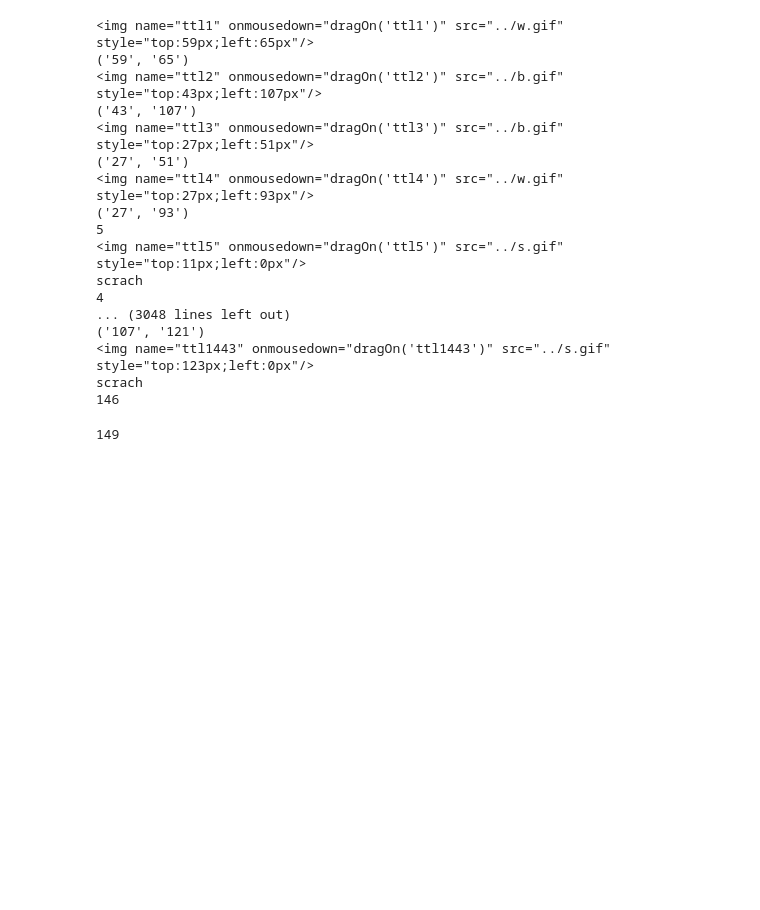
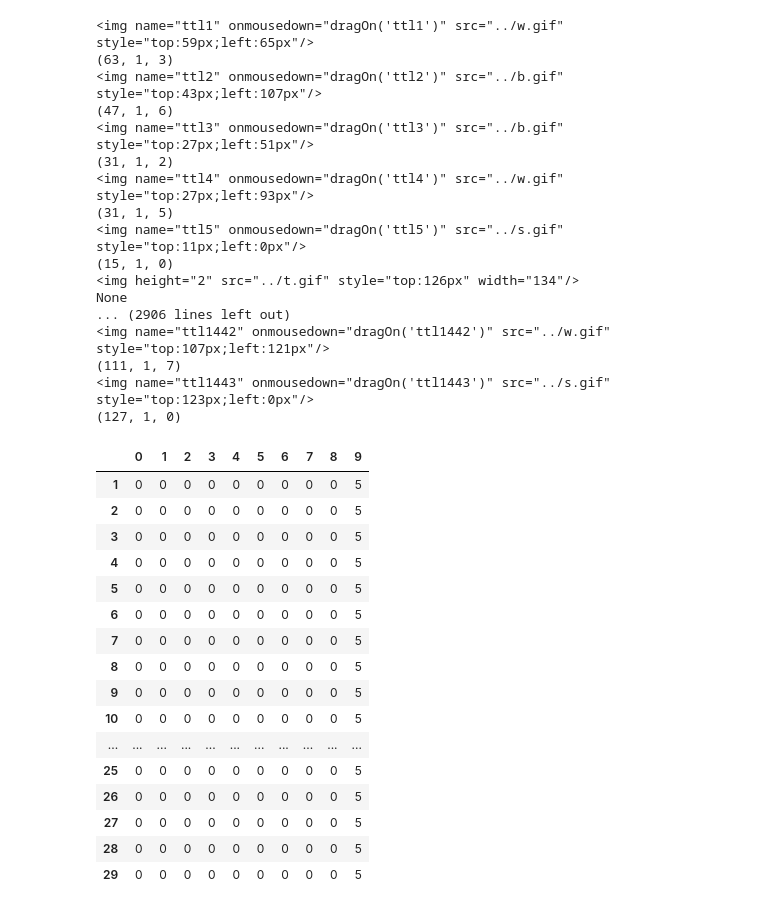
Before and after one commit to Satorrriko/textage_grasper, a Jupyter notebook: test.ipynb, the cells around one changed output. Cells and saved outputs as stored; diff of their text form; code cells hidden in the pictures; blank space fills up the shorter version.

```diff
--- a/test.ipynb
+++ b/test.ipynb
@@ -3,7 +3,17 @@
 import bs4
 import re
 import pandas as pd
-
+import numpy as np
+note_map = {
+    "0": 0,
+    "37": 1,
+    "51": 2,
+    "65": 3,
+    "79": 4,
+    "93": 5,
+    "107": 6,
+    "121": 7
+}
 file_path = 'test2.html'
 fumen = pd.DataFrame()
 read_file = open(file_path, 'r')
@@ -29,41 +54,64 @@ def parse(content):
 # get table in soup
 soup_table = soup.find_all('table')
 # %%
+spfumen = fumen()
+
 for table in soup_table[1:]: # 第一张表是原表
     len(table.find_all('tr'))
     for tr in table.find_all('tr'):
-
+        df = pd.DataFrame(np.zeros((128, 10)), dtype=int)
         for notes in tr.find('div').contents:
             print(notes)
+
+            location = parse(notes)
             print(parse(notes))
+
+            if location is None:
+                continue
+            else:
+                y, n, x = location
+                df.iloc[y, x] = n
         mes = tr.find('th').text
-        print(mes)
+        df.iloc[:, 9] = mes
+        spfumen.add(df)
 # %% [output]
 <img name="ttl1" onmousedown="dragOn('ttl1')" src="../w.gif" style="top:59px;left:65px"/>
-('59', '65')
+(63, 1, 3)
 <img name="ttl2" onmousedown="dragOn('ttl2')" src="../b.gif" style="top:43px;left:107px"/>
-('43', '107')
+(47, 1, 6)
 <img name="ttl3" onmousedown="dragOn('ttl3')" src="../b.gif" style="top:27px;left:51px"/>
-('27', '51')
+(31, 1, 2)
 <img name="ttl4" onmousedown="dragOn('ttl4')" src="../w.gif" style="top:27px;left:93px"/>
-('27', '93')
-5
+(31, 1, 5)
 <img name="ttl5" onmousedown="dragOn('ttl5')" src="../s.gif" style="top:11px;left:0px"/>
-scrach
-4
-... (3048 lines left out)
-('107', '121')
+(15, 1, 0)
+<img height="2" src="../t.gif" style="top:126px" width="134"/>
+None
+... (2906 lines left out)
+<img name="ttl1442" onmousedown="dragOn('ttl1442')" src="../w.gif" style="top:107px;left:121px"/>
+(111, 1, 7)
 <img name="ttl1443" onmousedown="dragOn('ttl1443')" src="../s.gif" style="top:123px;left:0px"/>
-scrach
-146
+(127, 1, 0)
-# %%
-def parse(content):
-    if content.name == 'img':
-        print(content.get('style'))
-    elif content.name == 'span':
-        print(content.text)
-# %% [output]
-149
+# %%
+spfumen.data[1:30]
+# %% [output]
+|  | 0 | 1 | 2 | 3 | 4 | 5 | 6 | 7 | 8 | 9 |
+| 1 | 0 | 0 | 0 | 0 | 0 | 0 | 0 | 0 | 0 | 5 |
+| 2 | 0 | 0 | 0 | 0 | 0 | 0 | 0 | 0 | 0 | 5 |
+| 3 | 0 | 0 | 0 | 0 | 0 | 0 | 0 | 0 | 0 | 5 |
+| 4 | 0 | 0 | 0 | 0 | 0 | 0 | 0 | 0 | 0 | 5 |
+| 5 | 0 | 0 | 0 | 0 | 0 | 0 | 0 | 0 | 0 | 5 |
+| 6 | 0 | 0 | 0 | 0 | 0 | 0 | 0 | 0 | 0 | 5 |
+| 7 | 0 | 0 | 0 | 0 | 0 | 0 | 0 | 0 | 0 | 5 |
+| 8 | 0 | 0 | 0 | 0 | 0 | 0 | 0 | 0 | 0 | 5 |
+| 9 | 0 | 0 | 0 | 0 | 0 | 0 | 0 | 0 | 0 | 5 |
+| 10 | 0 | 0 | 0 | 0 | 0 | 0 | 0 | 0 | 0 | 5 |
+| ... | ... | ... | ... | ... | ... | ... | ... | ... | ... | ... |
+| 25 | 0 | 0 | 0 | 0 | 0 | 0 | 0 | 0 | 0 | 5 |
+| 26 | 0 | 0 | 0 | 0 | 0 | 0 | 0 | 0 | 0 | 5 |
+| 27 | 0 | 0 | 0 | 0 | 0 | 0 | 0 | 0 | 0 | 5 |
+| 28 | 0 | 0 | 0 | 0 | 0 | 0 | 0 | 0 | 0 | 5 |
+| 29 | 0 | 0 | 0 | 0 | 0 | 0 | 0 | 0 | 0 | 5 |
 # %%
 'top:123px;left:79px'
 # reg: get top and left
```
Also changed, not shown: parts of 11 cells of this notebook.
